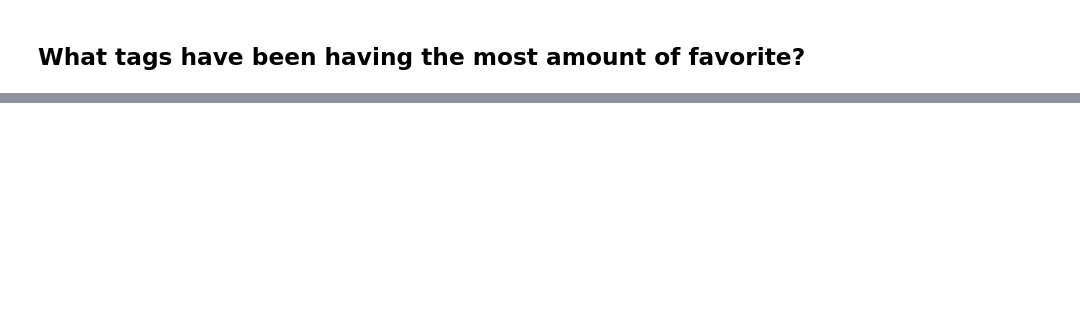
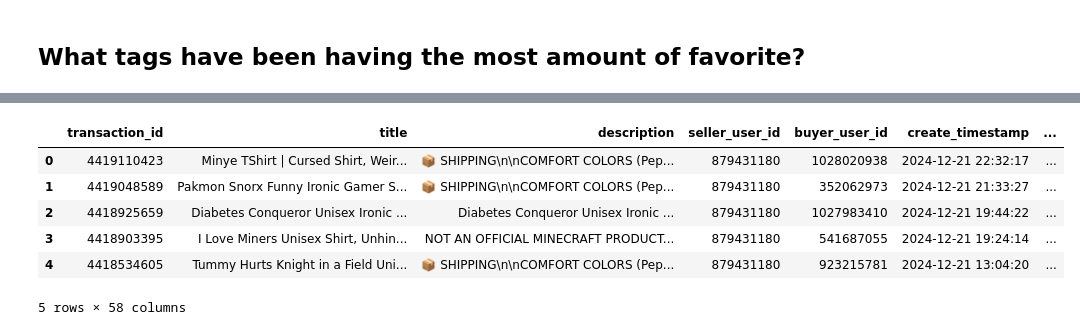
Before and after one commit to hanheeds/etsy_dashboard, a Jupyter notebook: analysis.ipynb, the cells around one changed output, grey strips where cells are left out. Drawn from its saved outputs; the diff is of its cells as text; code cells hidden in the pictures; blank space fills up the shorter version.

```diff
--- a/analysis.ipynb
+++ b/analysis.ipynb
@@ -182,0 +281,38 @@ plt.show()
+# %%
+# Define the shipping prices for the United States
+us_shipping_price_mapping = {
+    220705902446: 4.98,  # Normal t-shirt
+    221188090392: 4.58,  # Sweaters
+    242814714553: 7.74,  # Express t-shirt
+    245343615459: 7.69,  # Sweater and baby top
+    255343347175: 8.49   # Hoodie
+}
+
+# Define the shipping prices for the United Kingdom
+uk_shipping_price_mapping = {
+    220705902446: 8.50,  # Normal t-shirt
+    221188090392: 7.30,  # Sweaters
+    242814714553: 10.00, # Express t-shirt
+    245343615459: 9.20,  # Sweater and baby top
+    255343347175: 12.00  # Hoodie
+}
+
+# Apply the logic
+def calculate_shipping_price(row):
+    if row['Country'] == "United States":
+        return us_shipping_price_mapping.get(row['shipping_profile_id'], 100.0)  # Default $100 if profile_id not found
+    elif row['Country'] == "United Kingdom":
+        return uk_shipping_price_mapping.get(row['shipping_profile_id'], 100.0)  # Default $100 if profile_id not found
+    else:
+        return 10.0  # Default for other countries
+
+# Create the column
+orders_df['shipping_price_etsy'] = orders_df.apply(calculate_shipping_price, axis=1)
+
+# Add 1 for each additional  (just estimate for now)
+additional_item_cost = 1
+orders_df['shipping_price_etsy'] = orders_df['quantity'] * additional_item_cost
+# %%
+# Total etsy revenue is the price - discount + shipping price we charge
+orders_df['revenue'] = orders_df.apply(lambda row: (((row['price']['amount']/row['price']['divisor'])* row['quantity'] - row['shop_coupon']) + row['shipping_price_etsy']), axis=1)
+orders_df['revenue']
@@ -182,0 +332,15 @@ plt.show()
+# %%
+orders_df['revenue'] = pd.to_numeric(orders_df['revenue'], errors='coerce')
+orders_df['Final Cost'] = orders_df['Total Price'] + orders_df['Total Shipping']
+orders_df['Profit'] = orders_df['revenue'] - orders_df['Final Cost']
+orders_df = orders_df[orders_df['Status']!='canceled'] # we can take this out, if you want the canceled orders too
+
+orders_df.head()
+# %% [output]
+|  | transaction_id | title | description | seller_user_id | buyer_user_id | create_timestamp | ... |
+| 0 | 4419110423 | Minye TShirt | Cursed Shirt, Weir... | 📦 SHIPPING\n\nCOMFORT COLORS (Pep... | 879431180 | 1028020938 | 2024-12-21 22:32:17 | ... |
+| 1 | 4419048589 | Pakmon Snorx Funny Ironic Gamer S... | 📦 SHIPPING\n\nCOMFORT COLORS (Pep... | 879431180 | 352062973 | 2024-12-21 21:33:27 | ... |
+| 2 | 4418925659 | Diabetes Conqueror Unisex Ironic ... | Diabetes Conqueror Unisex Ironic ... | 879431180 | 1027983410 | 2024-12-21 19:44:22 | ... |
+| 3 | 4418903395 | I Love Miners Unisex Shirt, Unhin... | NOT AN OFFICIAL MINECRAFT PRODUCT... | 879431180 | 541687055 | 2024-12-21 19:24:14 | ... |
+| 4 | 4418534605 | Tummy Hurts Knight in a Field Uni... | 📦 SHIPPING\n\nCOMFORT COLORS (Pep... | 879431180 | 923215781 | 2024-12-21 13:04:20 | ... |
+5 rows × 58 columns
```
Also changed, not shown: parts of 31 cells of this notebook, 16 other files.
